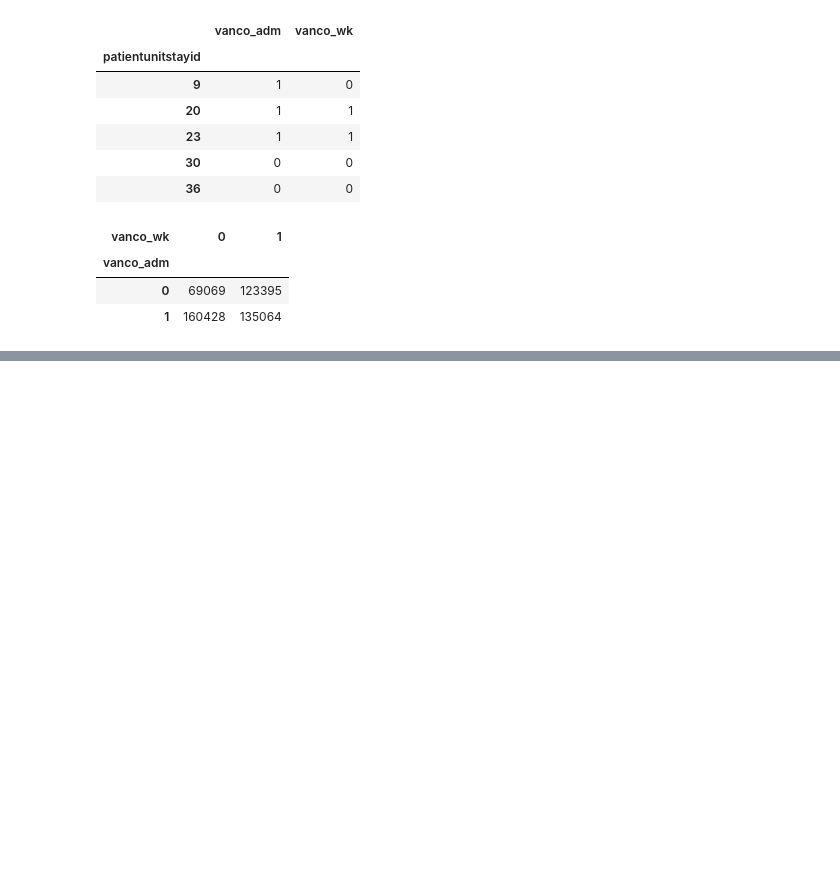
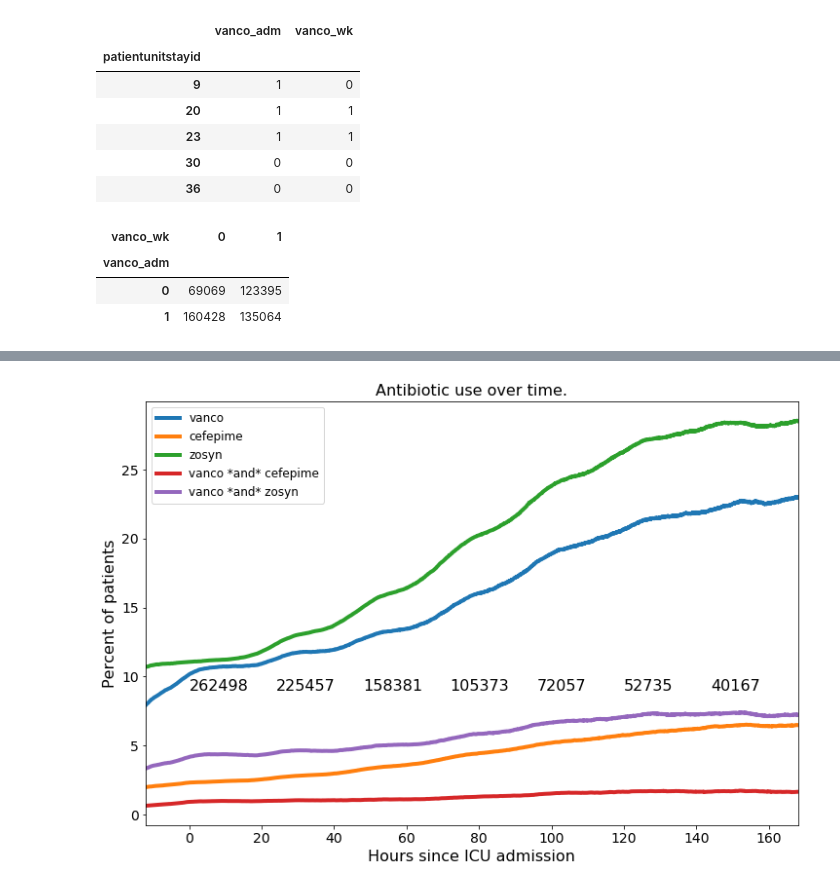
Before and after one commit to MIT-LCP/vancomycin-nephrotoxicity, a Jupyter notebook: multiple-drug-analysis.ipynb, the cells around one changed output, grey strips where cells are left out. Saved outputs shown, nothing was run; the diff lists cells and outputs as text; code cells hidden in the pictures; blank space fills up the shorter version.

```diff
--- a/multiple-drug-analysis.ipynb
+++ b/multiple-drug-analysis.ipynb
@@ -105,0 +244,32 @@ Repeat the above for NSAIDs/loop diuretics.
+# %%
+ax = plt.figure(figsize=[12, 8]).subplots()
+n_pt_in_icu = np.sum(pt_in_icu, 0)
+for d, (drug, _) in enumerate(drugs_to_compare):
+    d_administration = 100.0 * np.sum(drug_administration[:, :, d], 0) / n_pt_in_icu
+    ax.plot(xi/60.0, d_administration, linewidth=4, label=drug)
+
+# also plot combination - vanco & cefepime
+for c in (1, 2):
+    # vanco & ... blank.
+    combo = 100.0 * np.sum(drug_administration[:, :, 0] & drug_administration[:, :, c], 0) / n_pt_in_icu
+    ax.plot(xi/60.0, combo, linewidth=4, label=f'{drugs_to_compare[0][0]} *and* {drugs_to_compare[c][0]}')
+
+ax.legend(fontsize=12)
+ax.set_ylabel('Percent of patients', fontsize=16)
+
+# ax.fill_between(xi/60.0, 0, vanco_administration, 'b')
+ax.set_xlim([-12, 168])
+
+for t in range(0, 168, 24):
+    # write text on graph of # of patients
+    i = np.where(xi >= t*60.0)[0][0]
+    plt.text(t, 9, f'{n_pt_in_icu[i]}', fontsize=16)
+
+plt.title('Antibiotic use over time.', fontsize=16)
+ax.set_xlabel('Hours since ICU admission', fontsize=16)
+ax.xaxis.set_tick_params(labelsize=14)
+ax.yaxis.set_tick_params(labelsize=14)
+
+plt.show()
+# %% [output]
+[figure, added]
```
Also changed, not shown: parts of 34 cells of this notebook.
